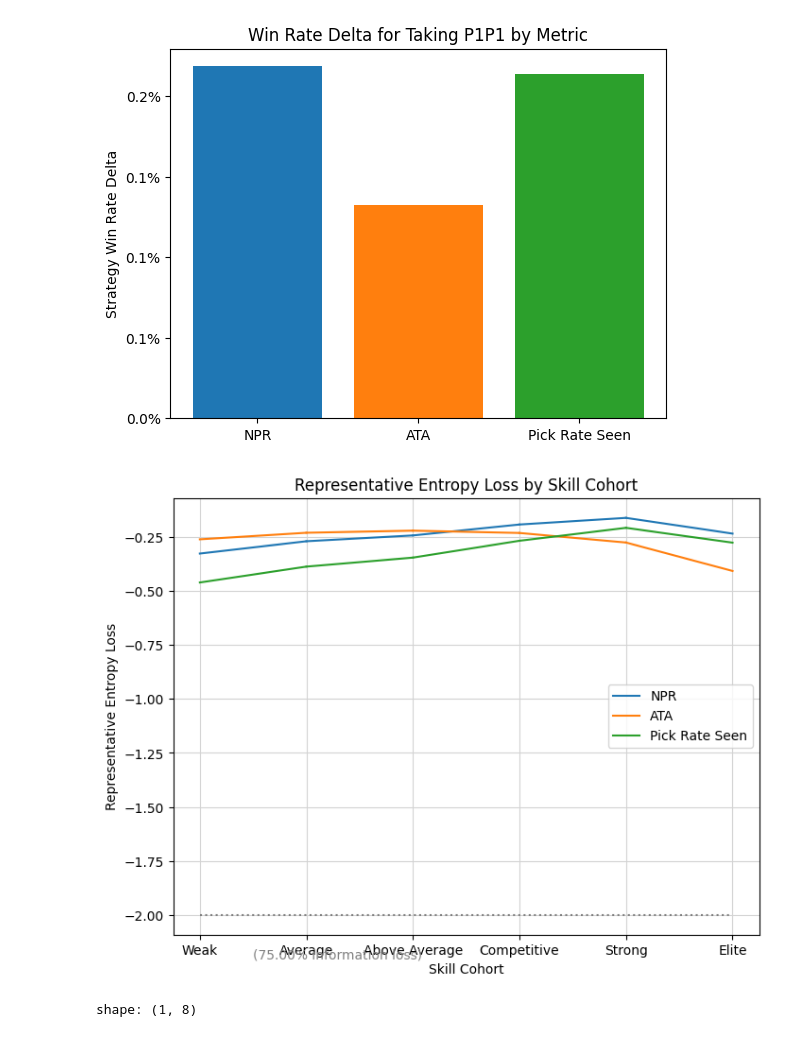
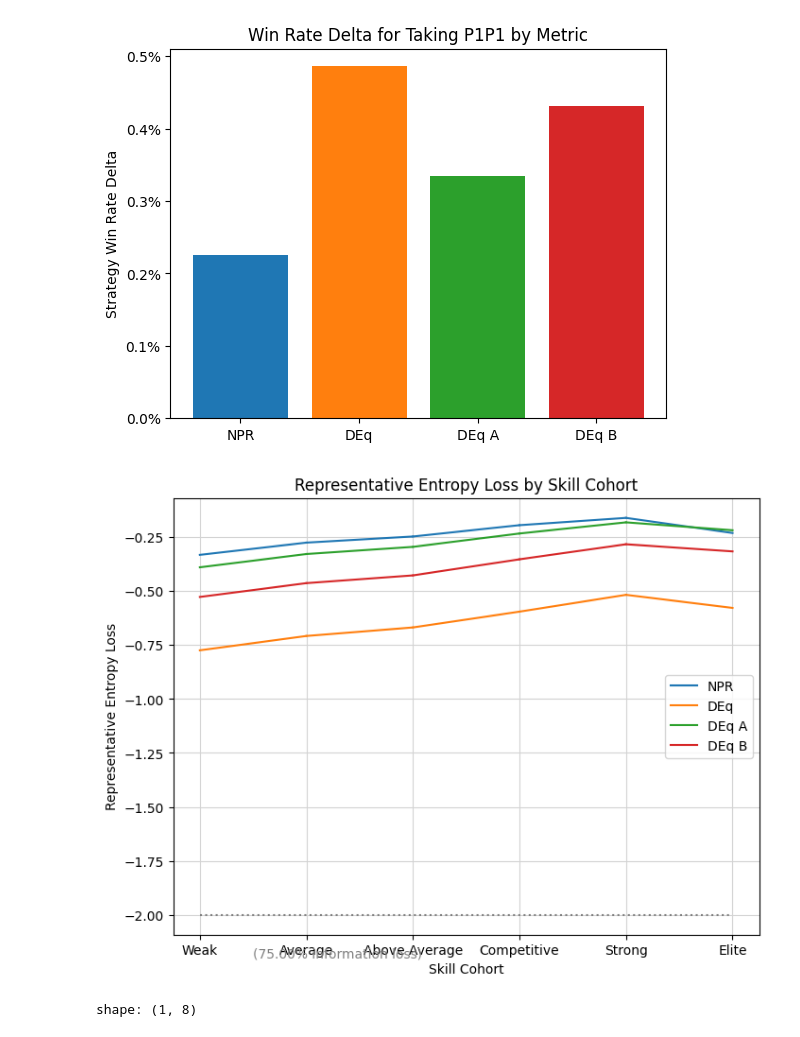
Before and after one commit to oelarnes/deq, a Jupyter notebook: nb/deq-backtest.ipynb, the cells around one changed output. Drawn from its saved outputs; the diff is of its cells as text; code cells hidden in the pictures.

```diff
--- a/nb/deq-backtest.ipynb
+++ b/nb/deq-backtest.ipynb
@@ -9,24 +9,34 @@ from deq.p1_strategy import all_metrics_analysis
 from deq.plot import p1_delta_bar, p1_line_plot
 from deq.main import ext, deq_col_specs, live_deq
 # %%
-metrics = ["npr_seen",
-           "pick_equity",
-           "pick_rate_logit_seen"
-          ]
+ext = {
+    'deq_a': agg_col(100 * pl.col('deq') + pl.col('npr')),
+    'deq_b': agg_col(400*pl.col('deq') + pl.col('npr'))
+}
+
+
+
+metrics = [
+    "npr",
+    "deq",
+    "deq_a",
+    "deq_b"
+]
+
 
 result = all_metrics_analysis(
     sets=["EOE", "FIN", "TDM"],
     metrics=metrics,
     results_filter={'lhs': 'format_day', 'op': '>', 'rhs': 2},
+    extra_ext=ext
 )
-
 
 p1_delta_bar(result, metrics=metrics)
 # p1_line_plot(result, metrics=metrics)
 p1_line_plot(result, mode="entropy_loss", metrics=metrics)
 # %% [output]
-[figure, old version]
+[figure, new version]
-[figure, old version]
+[figure, new version]
 # %%
 result.agg_df
 # %% [output]
```
Also changed, not shown: 16 other files.
